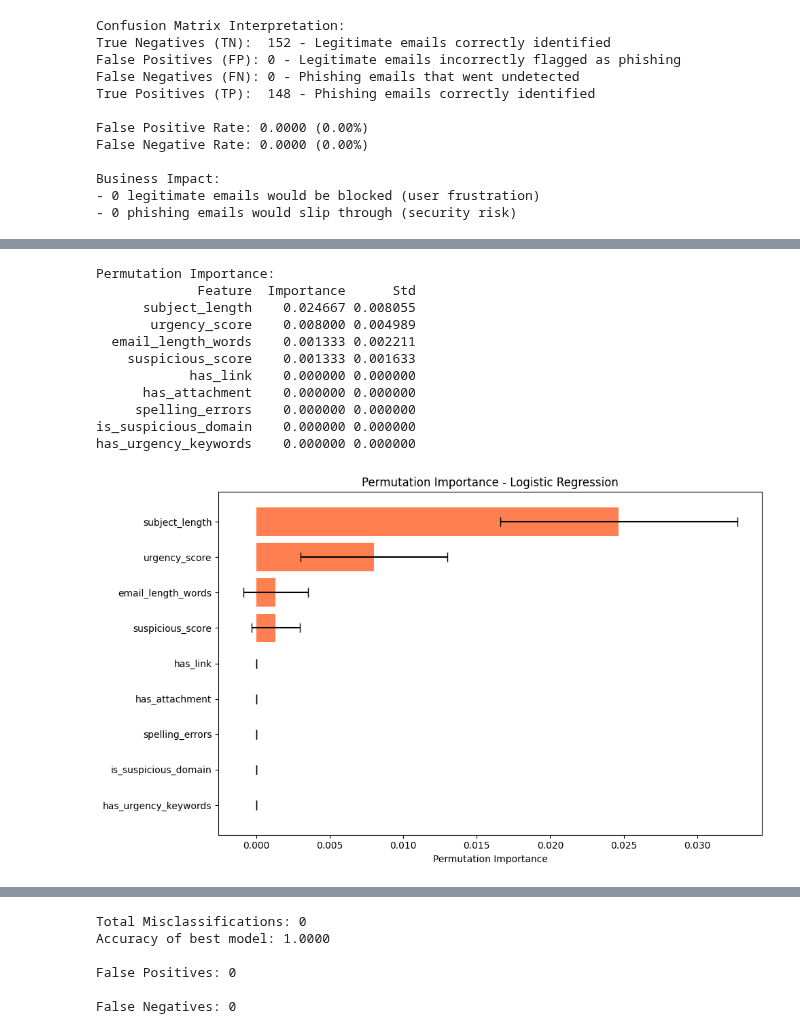
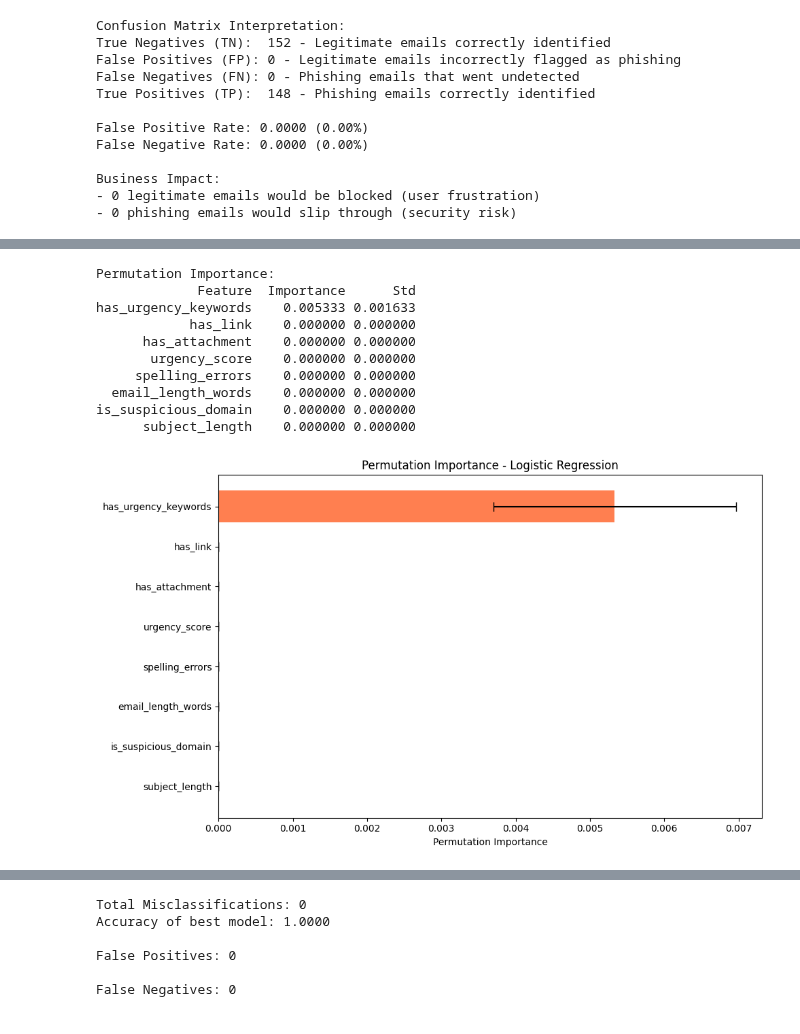
Before and after one commit to ChannboreyMoul/BusAnalytics_Cert_Project, a Jupyter notebook: phishing_data_analytics.ipynb, the cells around one changed output, grey strips where cells are left out. Drawn from its saved outputs; the diff is of its cells as text; code cells hidden in the pictures.

```diff
--- a/phishing_data_analytics.ipynb
+++ b/phishing_data_analytics.ipynb
@@ -376,15 +363,24 @@ Name: proportion, dtype: float64
 [figure]
 # %%
 from sklearn.model_selection import train_test_split
+from sklearn.preprocessing import StandardScaler
+import warnings
+warnings.filterwarnings('ignore', category=RuntimeWarning)
+warnings.filterwarnings('ignore', category=FutureWarning)
 
 # Stratified split (maintains class proportions)
-X_train, X_test, y_train, y_test = train_test_split(
-    X_scaled, y,
+X_train_raw, X_test_raw, y_train, y_test = train_test_split(
+    X, y,
     test_size=0.2,
     random_state=42,
     stratify=y  # Ensures both sets have same class distribution
 )
 
+# Scale training data and test data separately to prevent data leakage
+scaler = StandardScaler()
+X_train = pd.DataFrame(scaler.fit_transform(X_train_raw), columns=X.columns)
+X_test = pd.DataFrame(scaler.transform(X_test_raw), columns=X.columns)
+
 print(f"Training set: {len(X_train)} samples")
 print(f"Test set: {len(X_test)} samples")
 print(f"\nTraining set class distribution:\n{y_train.value_counts()}")
@@ -517,6 +513,16 @@ xgb_grid = GridSearchCV(
 xgb_grid.fit(X_train_balanced, y_train_balanced)
 print(f"\nBest XGBoost parameters: {xgb_grid.best_params_}")
 print(f"Best cross-validation F1 score: {xgb_grid.best_score_:.4f}")
+
+# Update results dictionary with the best tuned models to include them in evaluation comparison
+results['Random Forest (Tuned)'] = {
+    'model': rf_grid.best_estimator_,
+    'y_pred': rf_grid.best_estimator_.predict(X_test)
+}
+results['XGBoost (Tuned)'] = {
+    'model': xgb_grid.best_estimator_,
+    'y_pred': xgb_grid.best_estimator_.predict(X_test)
+}
 # %% [output]
 Best Random Forest parameters: {'max_depth': 5, 'min_samples_leaf': 1, 'min_samples_split': 2, 'n_estimators': 50}
 Best cross-validation F1 score: 1.0000
@@ -743,45 +748,48 @@ has_urgency_keywords     0.055864         0.055864
 # %%
 from sklearn.inspection import permutation_importance
+import warnings
 
-# Calculate permutation importance
-perm_importance = permutation_importance(
-    best_model, X_test, y_test,
-    n_repeats=10,
-    random_state=42,
-    n_jobs=-1
-)
+# Calculate permutation importance sequentially under a warnings filter
+# This prevents parallel worker warnings from escaping to the console
+with warnings.catch_warnings():
+    warnings.filterwarnings('ignore', category=RuntimeWarning)
+    perm_importance = permutation_importance(
+        best_model, X_test, y_test,
+        n_repeats=10,
+        random_state=42,
+        n_jobs=1  # Run sequentially to ensure warnings filter is respected
+    )
 
 perm_importance_df = pd.DataFrame({
     'Feature': X.columns,
     'Importance': perm_importance.importances_mean,
     'Std': perm_importance.importances_std
 }).sort_values('Importance', ascending=False)
 
 print("\nPermutation Importance:")
 print(perm_importance_df.to_string(index=False))
 
 # Visualize
 fig, ax = plt.subplots(figsize=(10, 6))
 ax.barh(perm_importance_df['Feature'], perm_importance_df['Importance'],
         xerr=perm_importance_df['Std'], color='coral', capsize=5)
 ax.set_xlabel('Permutation Importance')
 ax.set_title(f'Permutation Importance - {best_model_name}')
 ax.invert_yaxis()
 plt.tight_layout()
 plt.show()
 # %% [output]
 Permutation Importance:
              Feature  Importance      Std
-      subject_length    0.024667 0.008055
-       urgency_score    0.008000 0.004989
-  email_length_words    0.001333 0.002211
-    suspicious_score    0.001333 0.001633
+has_urgency_keywords    0.005333 0.001633
             has_link    0.000000 0.000000
       has_attachment    0.000000 0.000000
+       urgency_score    0.000000 0.000000
      spelling_errors    0.000000 0.000000
+  email_length_words    0.000000 0.000000
 is_suspicious_domain    0.000000 0.000000
-has_urgency_keywords    0.000000 0.000000
+      subject_length    0.000000 0.000000
-[figure, old version]
+[figure, new version]
 # %%
 # Install: pip install shap
 
```
Also changed, not shown: parts of 16 cells of this notebook, 7 other files.
